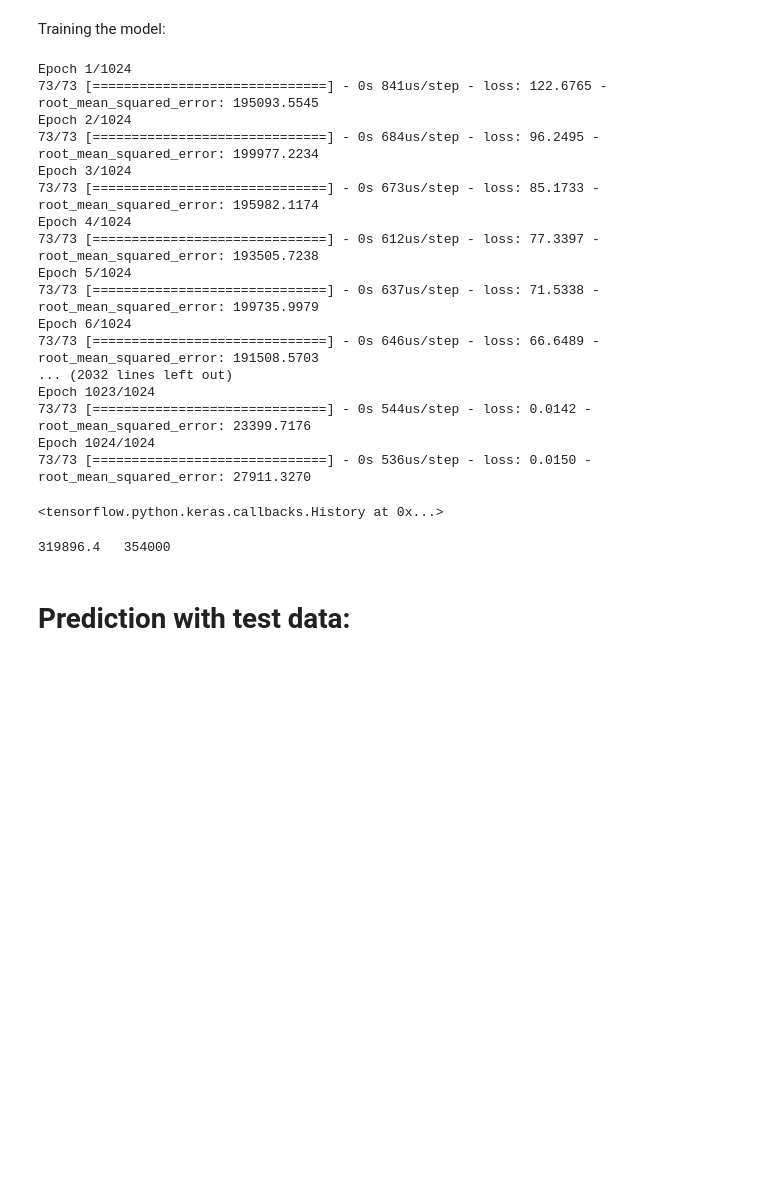
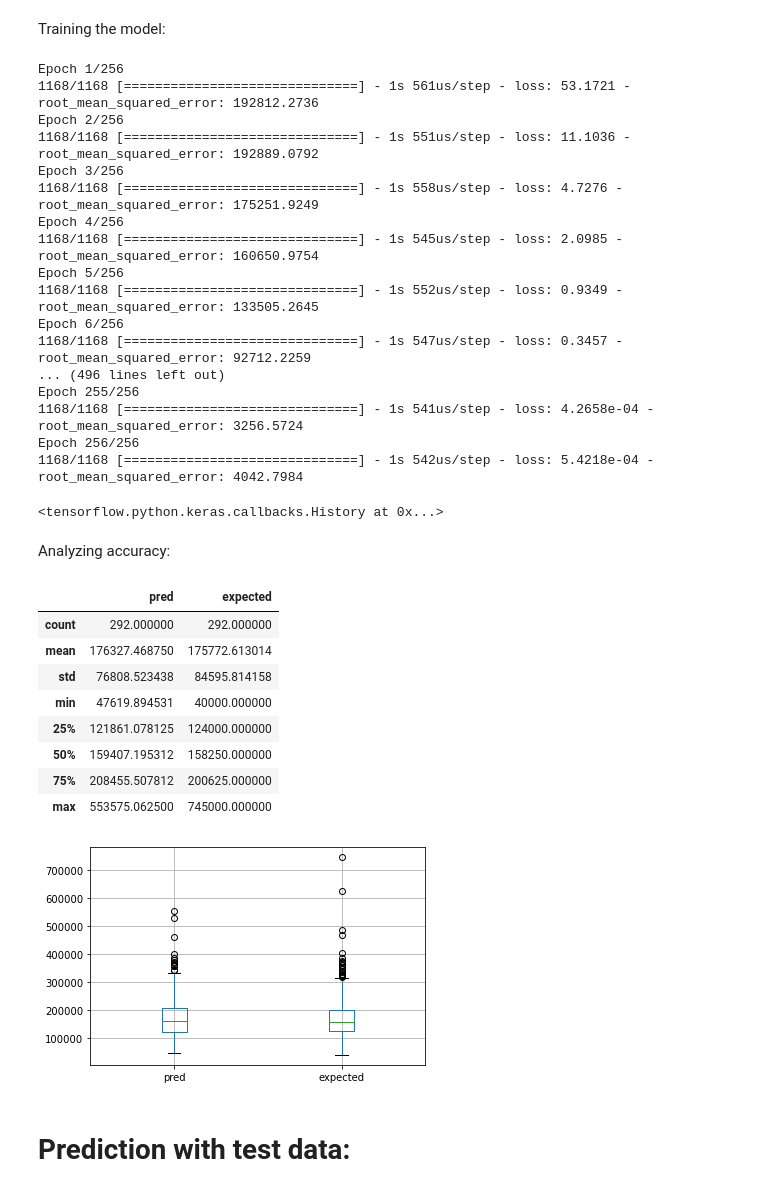
Before and after one commit to yuramorozov01/house_prices_prediction, a Jupyter notebook: house_prices.ipynb, the cells around one changed output. Saved outputs shown, nothing was run; the diff lists cells and outputs as text; code cells hidden in the pictures; blank space fills up the shorter version.

```diff
--- a/house_prices.ipynb
+++ b/house_prices.ipynb
@@ -95,37 +108,53 @@ Creating model:
 model = Sequential()
 
 model.add(Dense(256, activation='relu', input_shape=(house_prices_input_train.shape[1],)))
+model.add(Dense(256, activation='relu', input_shape=(house_prices_input_train.shape[1],)))
 model.add(Dense(1))
 
 model.compile(optimizer='adam', loss='mean_squared_logarithmic_error', metrics=[tf.keras.metrics.RootMeanSquaredError()])
 # %% [markdown]
 Training the model:
 # %%
-model.fit(house_prices_input_train, house_prices_output_train, epochs=1024, batch_size=16, verbose=1)
+model.fit(house_prices_input_train, house_prices_output_train, epochs=256, batch_size=1, verbose=1)
 # %% [output]
-Epoch 1/1024
-73/73 [==============================] - 0s 841us/step - loss: 122.6765 - root_mean_squared_error: 195093.5545
-Epoch 2/1024
-73/73 [==============================] - 0s 684us/step - loss: 96.2495 - root_mean_squared_error: 199977.2234
-Epoch 3/1024
-73/73 [==============================] - 0s 673us/step - loss: 85.1733 - root_mean_squared_error: 195982.1174
-Epoch 4/1024
-73/73 [==============================] - 0s 612us/step - loss: 77.3397 - root_mean_squared_error: 193505.7238
-Epoch 5/1024
-73/73 [==============================] - 0s 637us/step - loss: 71.5338 - root_mean_squared_error: 199735.9979
-Epoch 6/1024
-73/73 [==============================] - 0s 646us/step - loss: 66.6489 - root_mean_squared_error: 191508.5703
-... (2032 lines left out)
-Epoch 1023/1024
-73/73 [==============================] - 0s 544us/step - loss: 0.0142 - root_mean_squared_error: 23399.7176
-Epoch 1024/1024
-73/73 [==============================] - 0s 536us/step - loss: 0.0150 - root_mean_squared_error: 27911.3270
+Epoch 1/256
+1168/1168 [==============================] - 1s 561us/step - loss: 53.1721 - root_mean_squared_error: 192812.2736
+Epoch 2/256
+1168/1168 [==============================] - 1s 551us/step - loss: 11.1036 - root_mean_squared_error: 192889.0792
+Epoch 3/256
+1168/1168 [==============================] - 1s 558us/step - loss: 4.7276 - root_mean_squared_error: 175251.9249
+Epoch 4/256
+1168/1168 [==============================] - 1s 545us/step - loss: 2.0985 - root_mean_squared_error: 160650.9754
+Epoch 5/256
+1168/1168 [==============================] - 1s 552us/step - loss: 0.9349 - root_mean_squared_error: 133505.2645
+Epoch 6/256
+1168/1168 [==============================] - 1s 547us/step - loss: 0.3457 - root_mean_squared_error: 92712.2259
+... (496 lines left out)
+Epoch 255/256
+1168/1168 [==============================] - 1s 541us/step - loss: 4.2658e-04 - root_mean_squared_error: 3256.5724
+Epoch 256/256
+1168/1168 [==============================] - 1s 542us/step - loss: 5.4218e-04 - root_mean_squared_error: 4042.7984
 <tensorflow.python.keras.callbacks.History at 0x...>
-# %%
-pred = model.predict(house_prices_input_test)
-print(pred[72][0], ' ', house_prices_output_test.to_numpy()[72])
-# %% [output]
-319896.4   354000
+# %% [markdown]
+Analyzing accuracy:
+# %%
+pred_dataframe = pd.DataFrame()
+pred = model.predict(house_prices_input_test)
+pred_dataframe['pred'] = pd.Series(pred.reshape(-1))
+pred_dataframe['expected'] = house_prices_output_test.to_numpy()
+pred_dataframe.boxplot(column=['pred', 'expected'])
+pred_dataframe.describe()
+# %% [output]
+|  | pred | expected |
+| count | 292.000000 | 292.000000 |
+| mean | 176327.468750 | 175772.613014 |
+| std | 76808.523438 | 84595.814158 |
+| min | 47619.894531 | 40000.000000 |
+| 25% | 121861.078125 | 124000.000000 |
+| 50% | 159407.195312 | 158250.000000 |
+| 75% | 208455.507812 | 200625.000000 |
+| max | 553575.062500 | 745000.000000 |
+[figure, added]
 # %% [markdown]
 # Prediction with test data:
 # %% [markdown]
```
Also changed, not shown: parts of 8 cells of this notebook, 1 other file.
